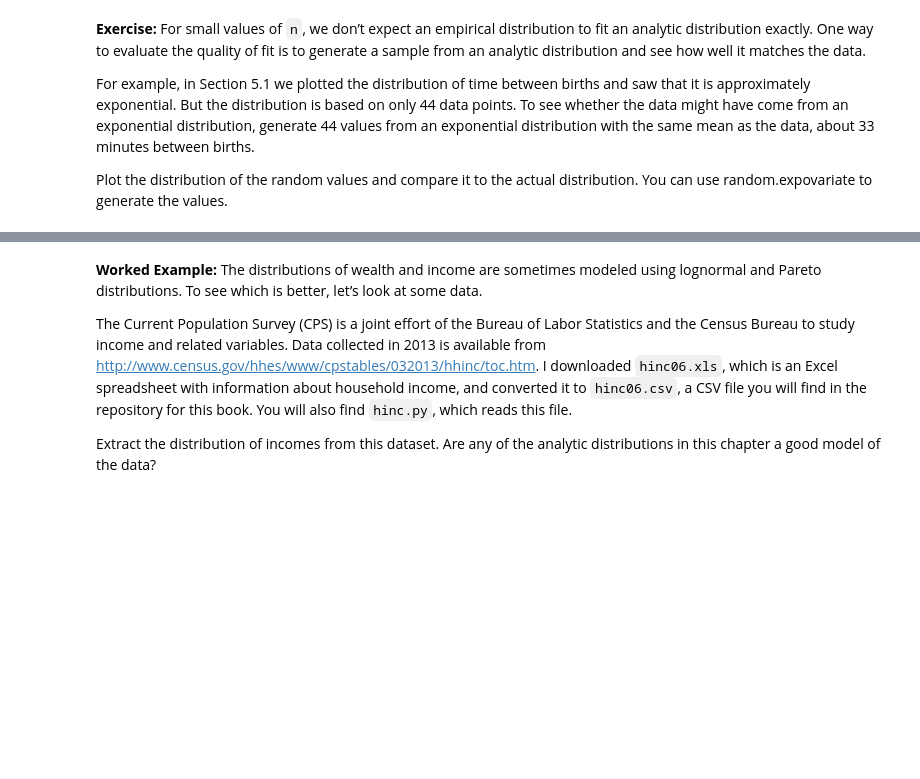
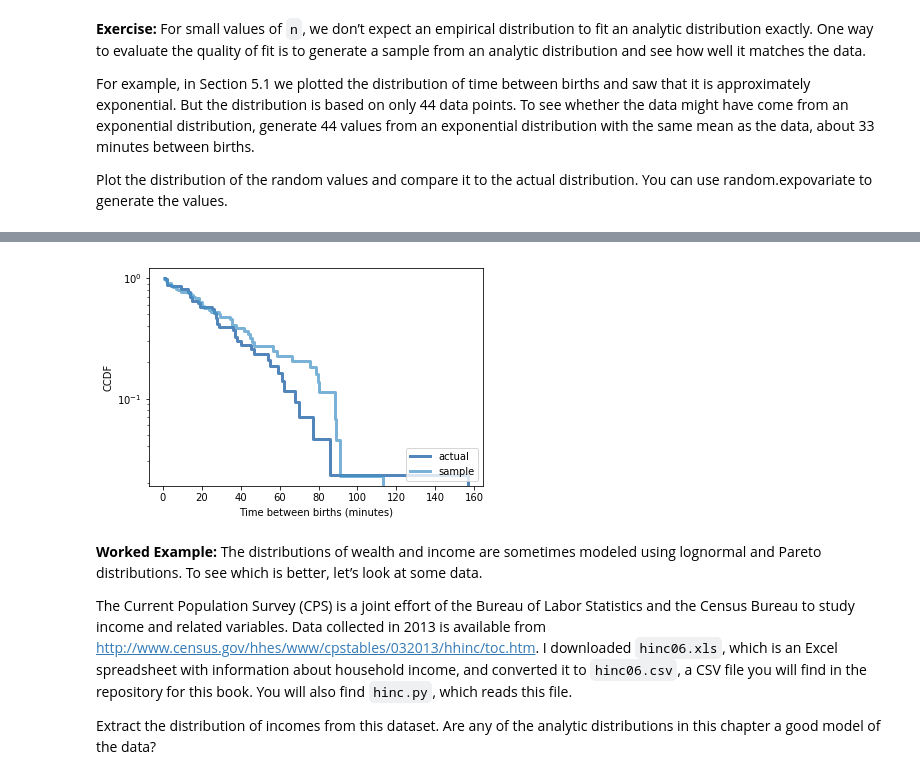
Before and after one commit to MayankShah1/ThinkStats2, a Jupyter notebook: code/chap05ex.ipynb, the cells around one changed output, grey strips where cells are left out. Cells and saved outputs as stored; diff of their text form; code cells hidden in the pictures; blank space fills up the shorter version.

```diff
--- a/code/chap05ex.ipynb
+++ b/code/chap05ex.ipynb
@@ -467,2 +467,4 @@ sample = [random.expovariate(lam) for _ in range(n)]
 # %%
 # Solution goes here
+
+cdf_sample = thinkstats2.Cdf(sample, label='sample')
@@ -471,3 +471,12 @@ sample = [random.expovariate(lam) for _ in range(n)]
+# %%
+# Solution goes here
+thinkplot.PrePlot(2)
+thinkplot.Cdfs([cdf,cdf_sample], complement=True)
+thinkplot.Config(xlabel='Time between births (minutes)',
+                ylabel='CCDF',
+                yscale='log')
+# %% [output]
+[figure, added]
 # %% [markdown]
 **Worked Example:** The distributions of wealth and income are sometimes modeled using lognormal and Pareto distributions. To see which is better, let’s look at some data.
 
```
Also changed, not shown: parts of 13 cells of this notebook.
